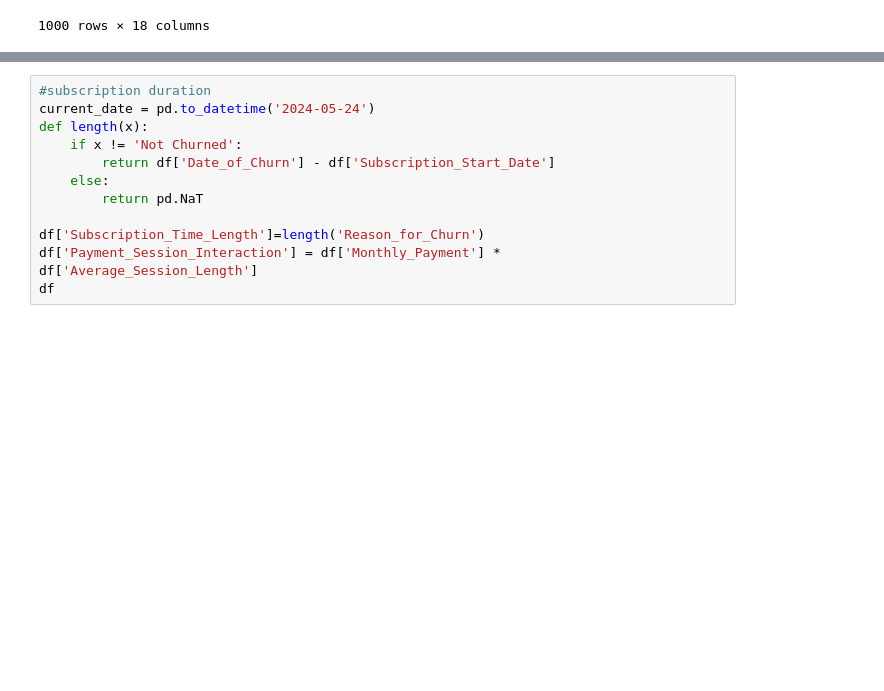
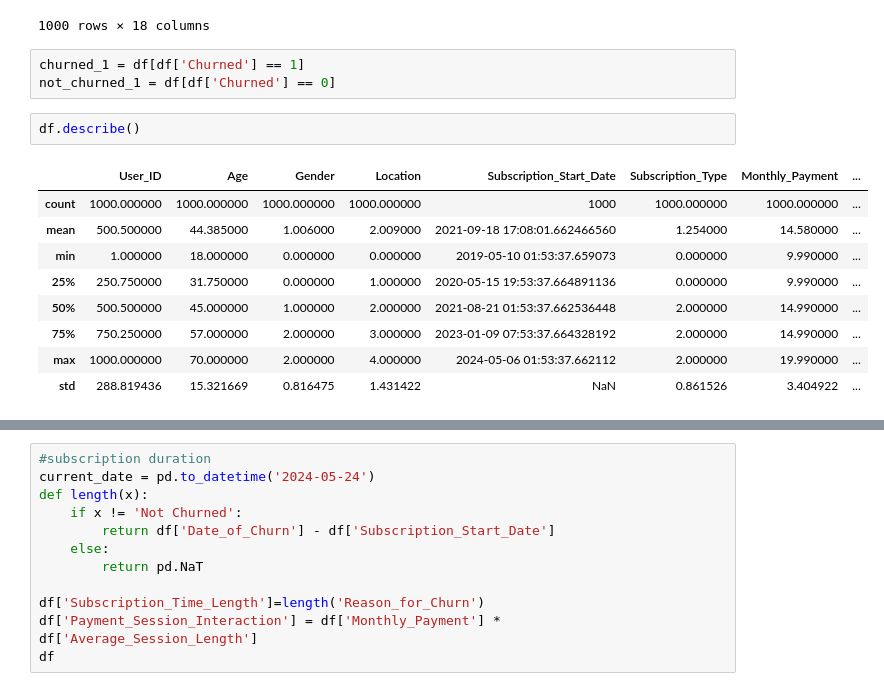
Before and after one commit to qmdismnp/Schulich_DS_MBAN, a Jupyter notebook: assignment one.ipynb, the cells around one changed output, grey strips where cells are left out. Drawn from its saved outputs; the diff is of its cells as text; blank space fills up the shorter version.

```diff
--- a/assignment one.ipynb
+++ b/assignment one.ipynb
@@ -329,3 +329,18 @@ df
 | 998 | 999 | 69 | 1 | 1 | 2020-11-13 01:53:37.667917 | 2 | 14.99 | ... |
 | 999 | 1000 | 32 | 1 | 2 | 2022-07-10 01:53:37.667930 | 0 | 9.99 | ... |
 1000 rows × 18 columns
+# %%
+churned_1 = df[df['Churned'] == 1]
+not_churned_1 = df[df['Churned'] == 0]
+# %%
+df.describe()
+# %% [output]
+|  | User_ID | Age | Gender | Location | Subscription_Start_Date | Subscription_Type | Monthly_Payment | ... |
+| count | 1000.000000 | 1000.000000 | 1000.000000 | 1000.000000 | 1000 | 1000.000000 | 1000.000000 | ... |
+| mean | 500.500000 | 44.385000 | 1.006000 | 2.009000 | 2021-09-18 17:08:01.662466560 | 1.254000 | 14.580000 | ... |
+| min | 1.000000 | 18.000000 | 0.000000 | 0.000000 | 2019-05-10 01:53:37.659073 | 0.000000 | 9.990000 | ... |
+| 25% | 250.750000 | 31.750000 | 0.000000 | 1.000000 | 2020-05-15 19:53:37.664891136 | 0.000000 | 9.990000 | ... |
+| 50% | 500.500000 | 45.000000 | 1.000000 | 2.000000 | 2021-08-21 01:53:37.662536448 | 2.000000 | 14.990000 | ... |
+| 75% | 750.250000 | 57.000000 | 2.000000 | 3.000000 | 2023-01-09 07:53:37.664328192 | 2.000000 | 14.990000 | ... |
+| max | 1000.000000 | 70.000000 | 2.000000 | 4.000000 | 2024-05-06 01:53:37.662112 | 2.000000 | 19.990000 | ... |
+| std | 288.819436 | 15.321669 | 0.816475 | 1.431422 | NaN | 0.861526 | 3.404922 | ... |
```
Also changed, not shown: parts of 8 cells of this notebook.
